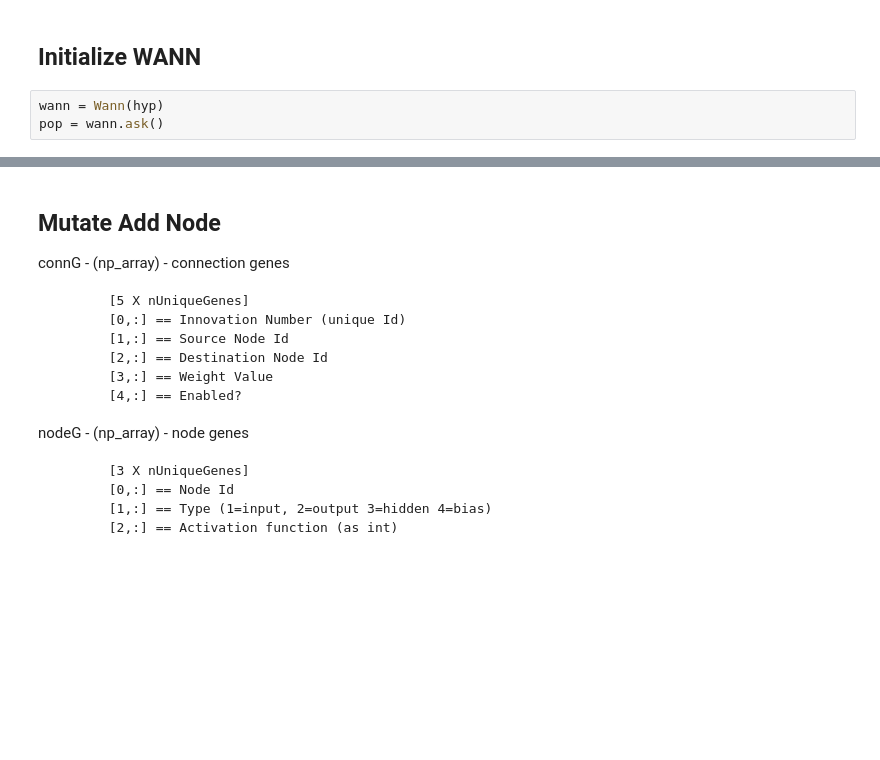
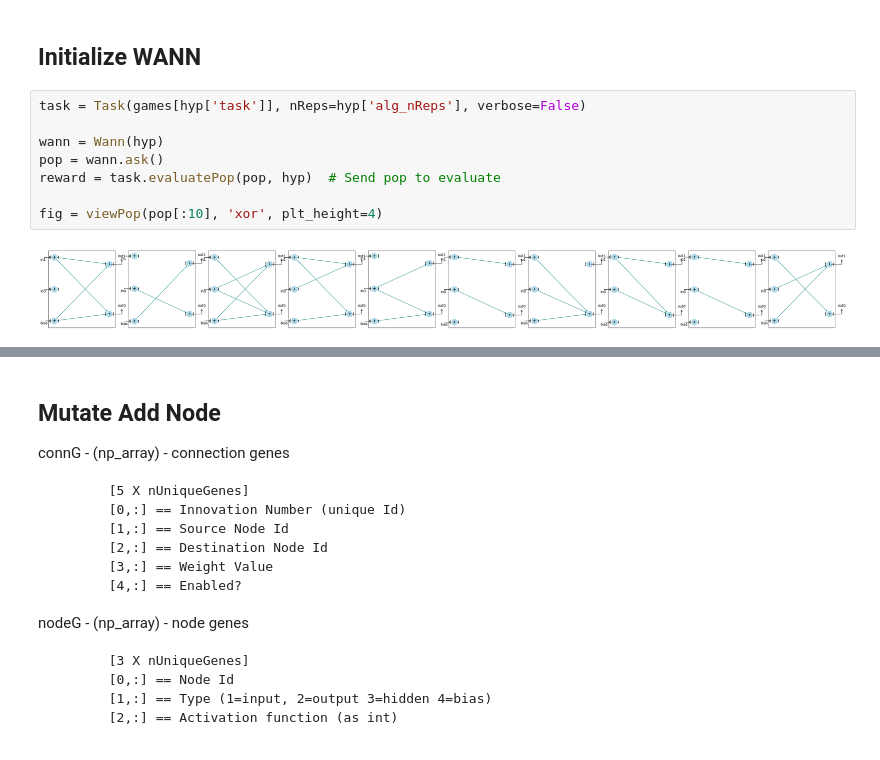
Before and after one commit to google/brain-tokyo-workshop, a Jupyter notebook: WANNRelease/WANN/examples/WANNs.ipynb, the cells around one changed output, grey strips where cells are left out. Cells and saved outputs as stored; diff of their text form; blank space fills up the shorter version.

```diff
--- a/WANNRelease/WANN/examples/WANNs.ipynb
+++ b/WANNRelease/WANN/examples/WANNs.ipynb
@@ -69,5 +54,12 @@ def evaluatePop(pop, sameSeedForEachIndividual=True, verbose=False):
 # %% [markdown]
 ## Initialize WANN
-# %%
-wann = Wann(hyp)
-pop = wann.ask()
+# %%
+task = Task(games[hyp['task']], nReps=hyp['alg_nReps'], verbose=False)
+
+wann = Wann(hyp)
+pop = wann.ask()
+reward = task.evaluatePop(pop, hyp)  # Send pop to evaluate
+
+fig = viewPop(pop[:10], 'xor', plt_height=4)
+# %% [output]
+[figure, added]
```
Also changed, not shown: parts of 24 cells of this notebook, 8 other files.
